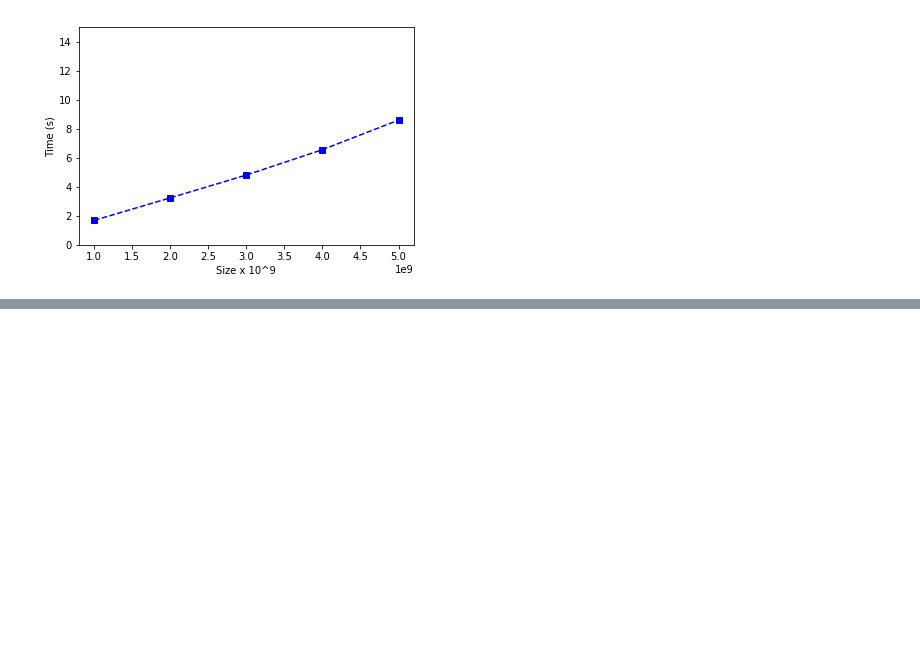
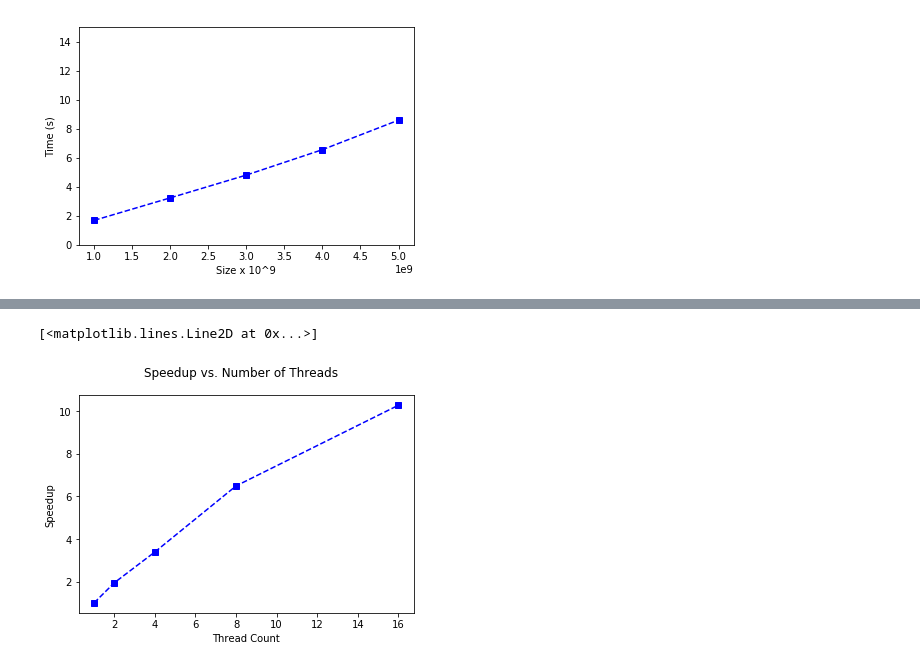
Before and after one commit to ZwFink/CS-485, a Jupyter notebook: Scripts/AtA/multiway_merge/plots/plot_runtimes.ipynb, the cells around one changed output, grey strips where cells are left out. Saved outputs shown, nothing was run; the diff lists cells and outputs as text; code cells hidden in the pictures; blank space fills up the shorter version.

```diff
--- a/Scripts/AtA/multiway_merge/plots/plot_runtimes.ipynb
+++ b/Scripts/AtA/multiway_merge/plots/plot_runtimes.ipynb
@@ -45,0 +84,13 @@ N:  5000000000
+# %%
+ax = plt.subplot()
+t_0 = np.mean( times[ 1 ] )
+x = list( times.keys() )
+y = [ t_0 / np.mean( times[ value ] ) for value in x ]
+#ax.set_ylim( 0, 15 )
+plt.suptitle( "Speedup vs. Number of Threads")
+plt.xlabel( "Thread Count")
+plt.ylabel( "Speedup")
+ax.plot( x, y, "bs--" )
+# %% [output]
+[<matplotlib.lines.Line2D at 0x...>]
+[figure, added]
```
Also changed, not shown: parts of 2 cells of this notebook.
